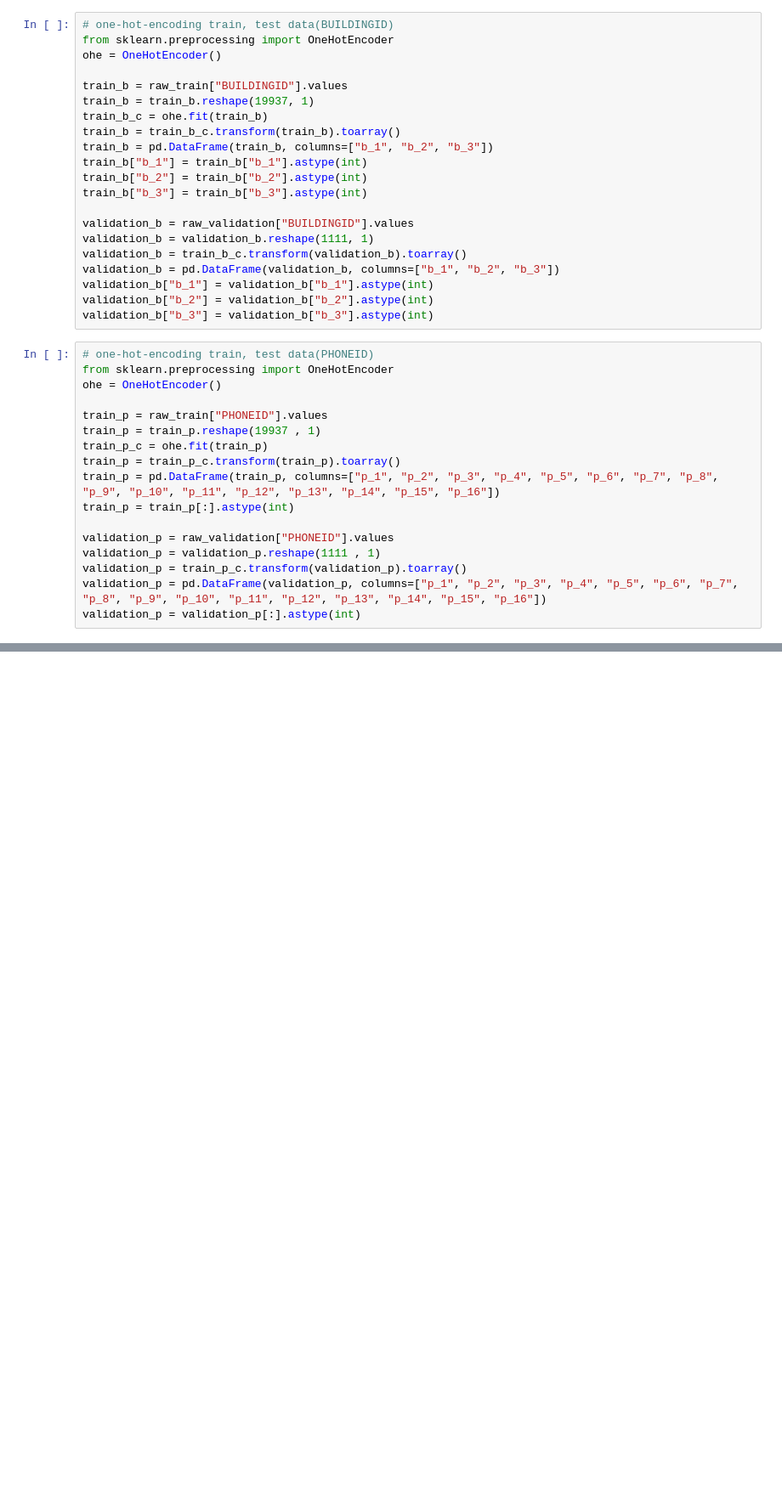
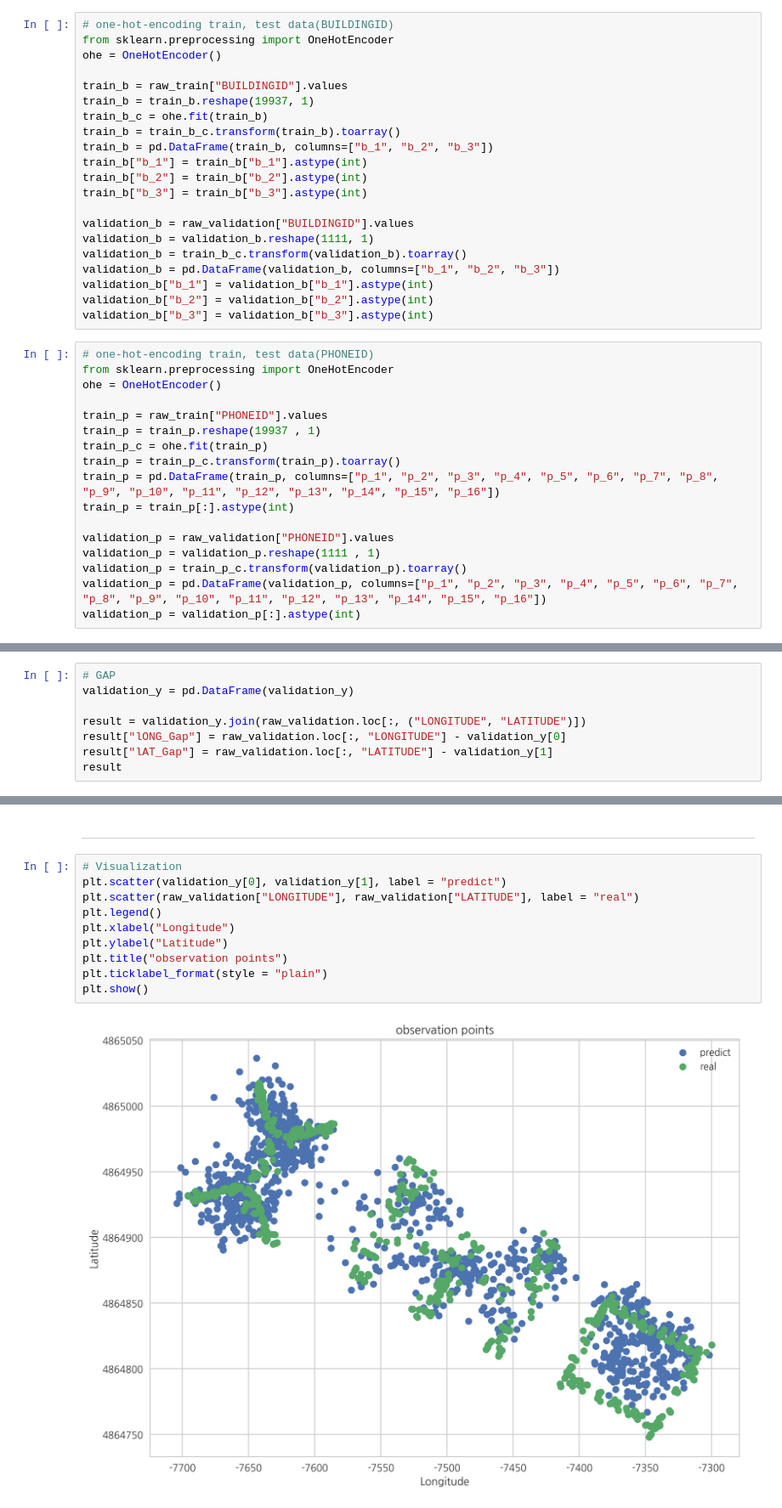
Before and after one commit to devyohan/fc_team_project2, a Jupyter notebook: wifi_jeehun.ipynb, the cells around one changed output, grey strips where cells are left out. Shown at 85% size. Saved outputs shown, nothing was run; the diff lists cells and outputs as text; blank space fills up the shorter version.

```diff
--- a/wifi_jeehun.ipynb
+++ b/wifi_jeehun.ipynb
@@ -177,0 +207,8 @@ plt.scatter(validation_y[0], validation_y[1])
+# %%
+# GAP
+validation_y = pd.DataFrame(validation_y)
+
+result = validation_y.join(raw_validation.loc[:, ("LONGITUDE", "LATITUDE")])
+result["lONG_Gap"] = raw_validation.loc[:, "LONGITUDE"] - validation_y[0]
+result["lAT_Gap"] = raw_validation.loc[:, "LATITUDE"] - validation_y[1]
+result
@@ -177,0 +234,14 @@ plt.scatter(validation_y[0], validation_y[1])
+# %% [markdown]
+---
+# %%
+# Visualization
+plt.scatter(validation_y[0], validation_y[1], label = "predict")
+plt.scatter(raw_validation["LONGITUDE"], raw_validation["LATITUDE"], label = "real")
+plt.legend()
+plt.xlabel("Longitude")
+plt.ylabel("Latitude")
+plt.title("observation points")
+plt.ticklabel_format(style = "plain")
+plt.show()
+# %% [output]
+[figure, added]
```
Also changed, not shown: parts of 20 cells of this notebook.
